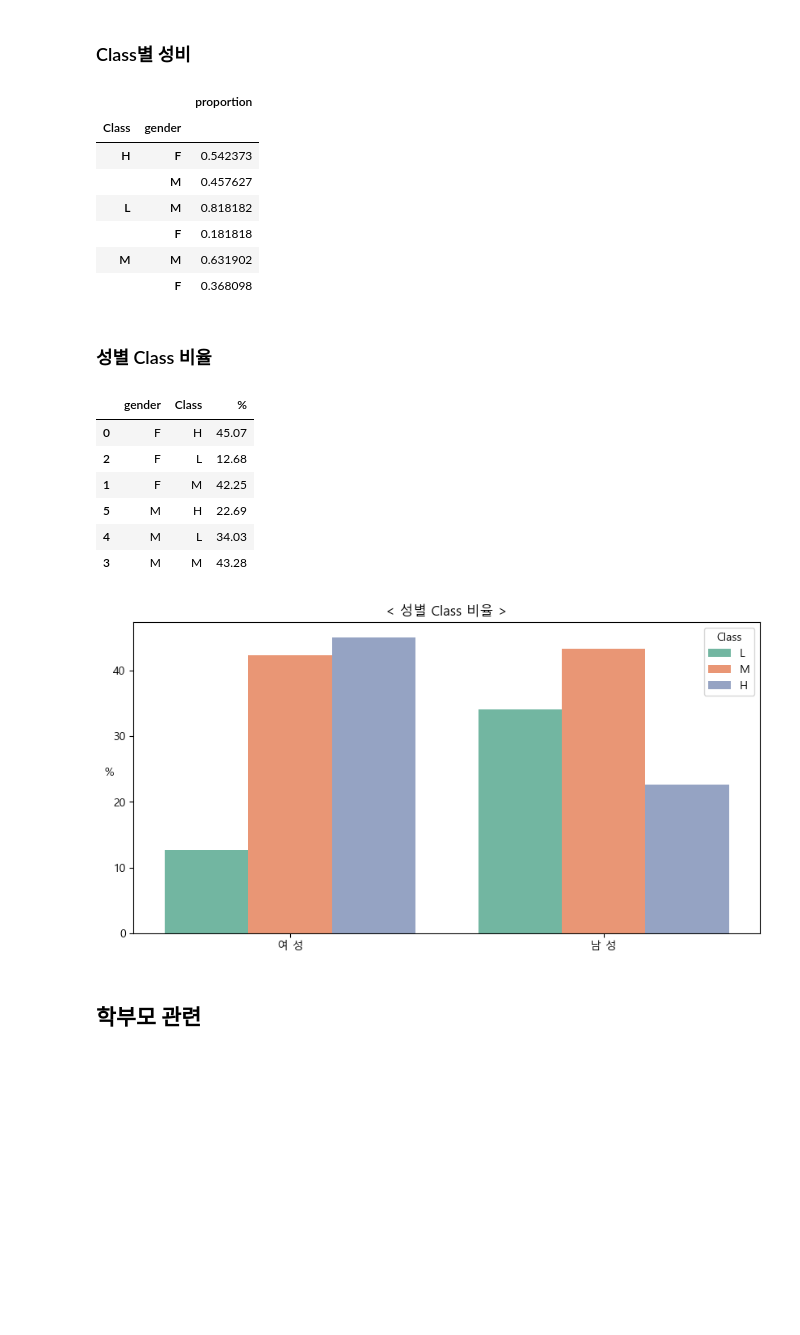
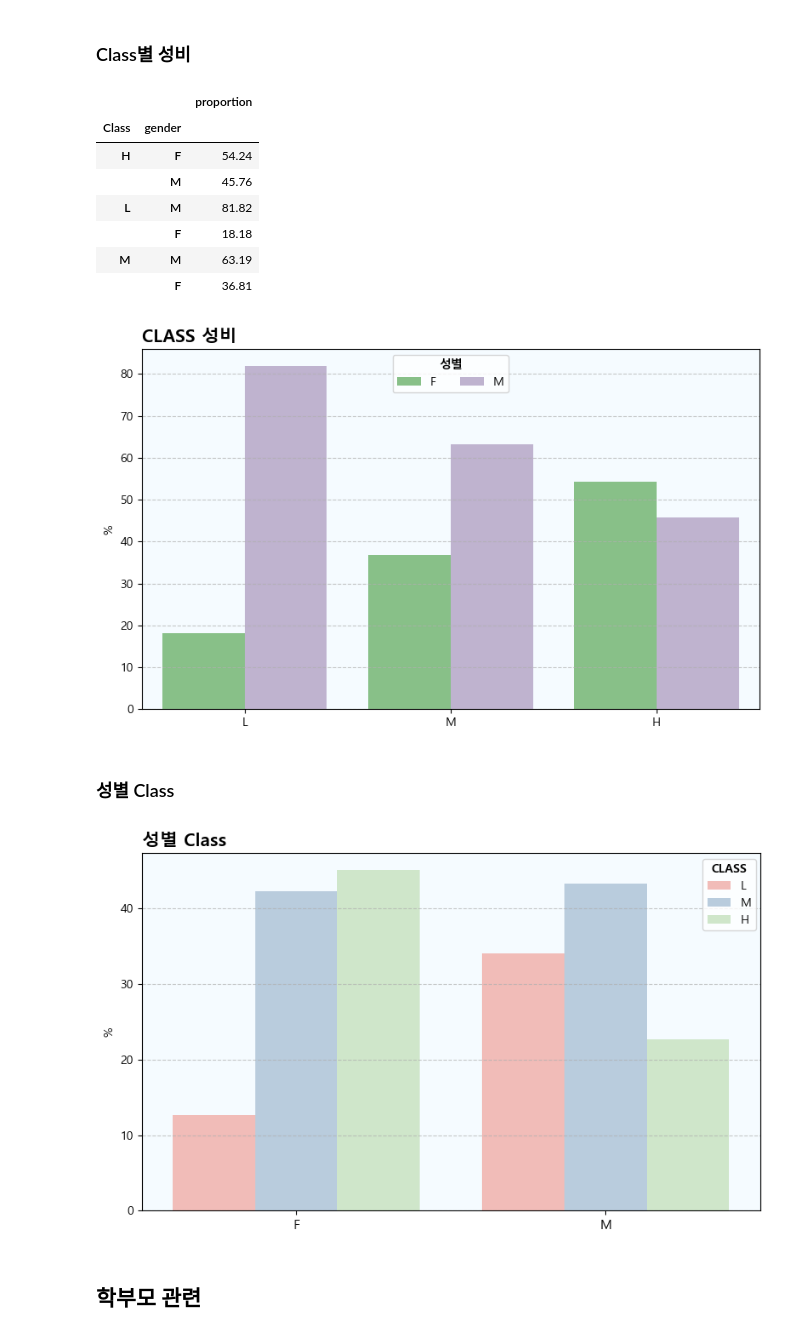
Before and after one commit to YoonseokChoi/EdTech, a Jupyter notebook: Data Analysis/Toy Projects/학업 성취도 예측/학업 성취도 예측.ipynb, the cells around one changed output. Drawn from its saved outputs; the diff is of its cells as text; code cells hidden in the pictures; blank space fills up the shorter version.

```diff
--- a/Data Analysis/Toy Projects/학업 성취도 예측/학업 성취도 예측.ipynb
+++ b/Data Analysis/Toy Projects/학업 성취도 예측/학업 성취도 예측.ipynb
@@ -116,44 +121,64 @@ round(corr_matrix, 2)
 ### Class별 성비
 # %%
 df1 = train_df.groupby('Class')['gender'].value_counts(normalize=True).to_frame()
+df1['proportion'] = round(df1['proportion']*100, 2)
 df1
 # %% [output]
 |  |  | proportion |
 | Class | gender |  |
-| H | F | 0.542373 |
-|  | M | 0.457627 |
-| L | M | 0.818182 |
-|  | F | 0.181818 |
-| M | M | 0.631902 |
-|  | F | 0.368098 |
+| H | F | 54.24 |
+|  | M | 45.76 |
+| L | M | 81.82 |
+|  | F | 18.18 |
+| M | M | 63.19 |
+|  | F | 36.81 |
+# %%
+df2 = df1.reset_index()
+df2['Class'] = pd.Categorical(df2['Class'], categories=['L', 'M', 'H'], ordered=True)
+
+fig, ax = plt.subplots(figsize=(8,5))
+_=sns.barplot(
+    data = df2,
+    x = 'Class', y = 'proportion', hue = 'gender',
+    palette='Accent'
+)
+
+_=plt.title("CLASS 성비", fontsize=15, fontweight="bold", loc='left')
+_=plt.xlabel("")
+_=plt.ylabel("%")
+legend=ax.legend(loc='upper center', bbox_to_anchor=(0.5, 1), ncol=3)
+legend.set_title("성별", prop={'size': 10, 'weight': 'bold'})  # 제목 크기와 볼드 설정
+legend._legend_box.align = "center"
+_=plt.tight_layout()
+_=ax.set_facecolor('#F5FBFF')
+_=plt.grid(axis="y", linestyle="--", alpha=0.7)
+# %% [output]
+[figure, added]
 # %% [markdown]
-### 성별 Class 비율
+### 성별 Class
 # %%
 df1 = train_df.groupby('gender')['Class'].value_counts(normalize=True).to_frame()
 df1.reset_index(inplace=True)
 df1.sort_values(by=['gender','Class'], inplace=True)
 df1.rename(columns={'proportion':'%'}, inplace=True)
 df1['%'] = round(df1["%"]*100,2)
 
-colors =  sns.color_palette("Set2")
-fig, ax = plt.subplots(figsize=(10,5))
+fig, ax = plt.subplots(figsize=(8,5))
 _= sns.barplot(data = df1, x = 'gender', y = '%',
-               hue = 'Class', hue_order=['L','M','H'], palette=colors)
+               hue = 'Class', hue_order=['L','M','H'], palette='Pastel1', ax = ax)
 
-_=plt.title("< 성별 Class 비율 >")
-_=plt.xlabel('')
-_=plt.xticks(ticks = [0,1], labels = ['여 성','남 성'])
-_=plt.ylabel('%', rotation=0)
-df1
+_=plt.title("성별 Class", fontsize=15, fontweight="bold", loc='left')
+_=plt.xlabel("")
+_=plt.xticks(fontsize=11)
+_=plt.ylabel("%")
+legend=ax.legend(loc='upper center', bbox_to_anchor=(0.95, 1), ncol=1)
+legend.set_title("CLASS", prop={'size': 10, 'weight': 'bold'})  # 제목 크기와 볼드 설정
+legend._legend_box.align = "center"
+_=plt.tight_layout()
+_=ax.set_facecolor('#F5FBFF')
+_=plt.grid(axis="y", linestyle="--", alpha=0.7)
 # %% [output]
-|  | gender | Class | % |
-| 0 | F | H | 45.07 |
-| 2 | F | L | 12.68 |
-| 1 | F | M | 42.25 |
-| 5 | M | H | 22.69 |
-| 4 | M | L | 34.03 |
-| 3 | M | M | 43.28 |
-[figure, old version]
+[figure, new version]
 # %% [markdown]
 ## 학부모 관련
 # %% [markdown]
```
Also changed, not shown: parts of 7 cells of this notebook, 23 other files.
